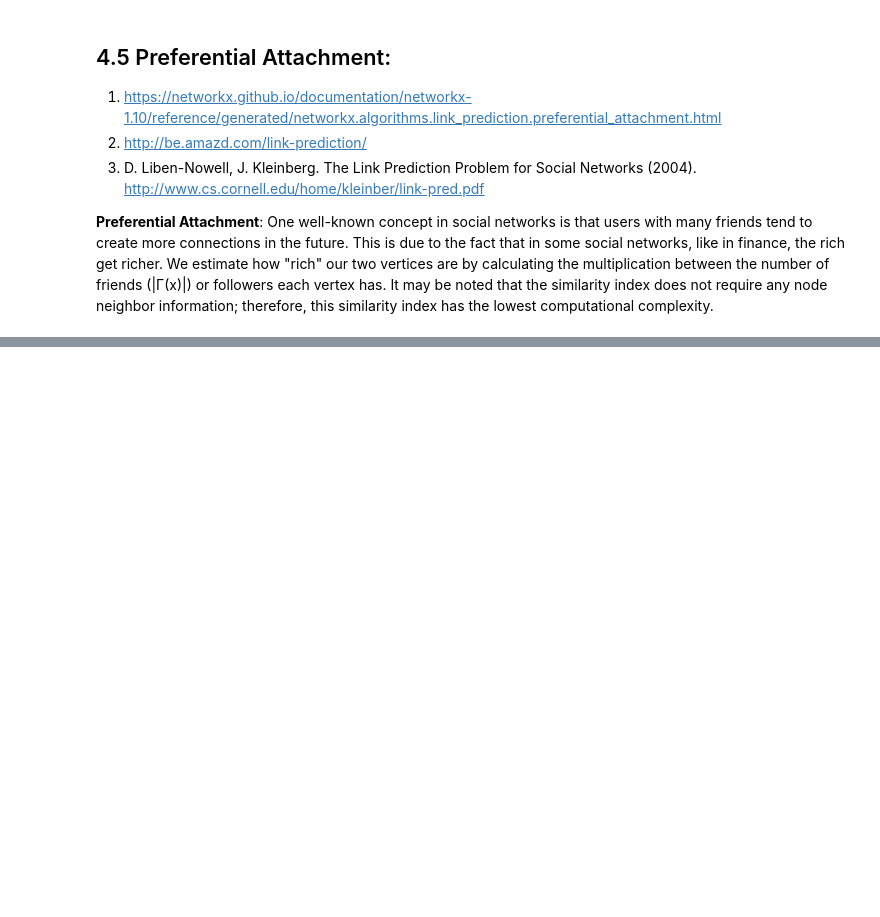
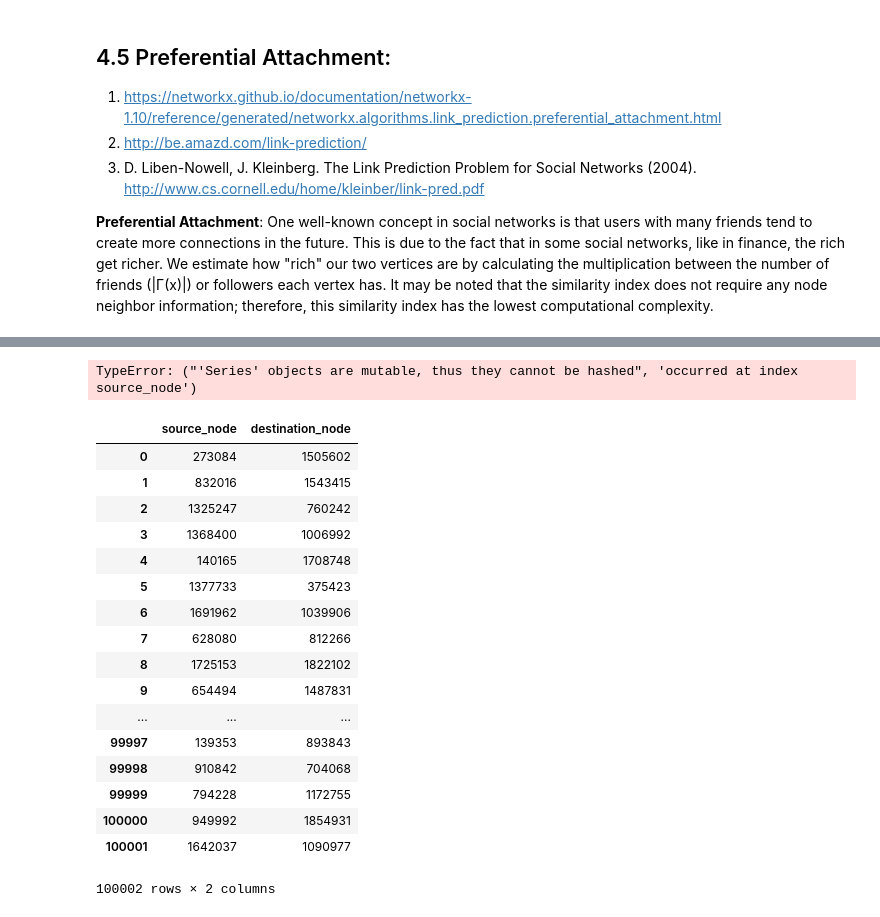
Before and after one commit to saugatapaul1010/Social-Network-Graph-Link-Prediction, a Jupyter notebook: FB_Models.ipynb, the cells around one changed output, grey strips where cells are left out. Drawn from its saved outputs; the diff is of its cells as text; code cells hidden in the pictures; blank space fills up the shorter version.

```diff
--- a/FB_Models.ipynb
+++ b/FB_Models.ipynb
@@ -291,13 +295,8 @@ Index(['source_node', 'destination_node', 'indicator_link',
 
 <b>Preferential Attachment</b>: One well-known concept in social networks is that users with many friends tend to create more connections in the future. This is due to the fact that in some social networks, like in finance, the rich get richer. We estimate how "rich" our two vertices are by calculating the multiplication between the number of friends (|Γ(x)|) or followers each vertex has. It may be noted that the similarity index does not require any node neighbor information; therefore, this similarity index has the lowest computational complexity.
 # %%
-def preferential_attac(graph, source, dest):
-    source_neigh = len(graph.neighbors(source)) #Number of neighbors for the source nodes
-    dest_neigh = len(graph.neighbors(dest)) #Number of neighbors for the
+def preferential_attac(graph, source_node, destination_node):
+    source_neigh = len(graph.neighbors(source_node)) #Number of neighbors for the source nodes
+    dest_neigh = len(graph.neighbors(destination_node)) #Number of neighbors for the
     pa_score = source_neigh * dest_neigh
-
-preferential_attac(train_graph)
-
-
-df_final_train['jaccard_followers'] = df_final_train.apply(lambda row:
-                                            jaccard_for_followers(row['source_node'],row['destination_node']),axis=1)
+    return pa_score
@@ -305,0 +313,25 @@ NetworkXNotImplemented: not implemented for directed type
+# %%
+df_final_train["pref_attachment_score"] = df_final_train[["source_node","destination_node"]].apply(lambda x: preferential_attac(train_graph, df_final_train['source_node'], df_final_train['destination_node']))
+# %% [output]
+TypeError: ("'Series' objects are mutable, thus they cannot be hashed", 'occurred at index source_node')
+# %%
+df_final_train[["source_node","destination_node"]]
+# %% [output]
+|  | source_node | destination_node |
+| 0 | 273084 | 1505602 |
+| 1 | 832016 | 1543415 |
+| 2 | 1325247 | 760242 |
+| 3 | 1368400 | 1006992 |
+| 4 | 140165 | 1708748 |
+| 5 | 1377733 | 375423 |
+| 6 | 1691962 | 1039906 |
+| 7 | 628080 | 812266 |
+| 8 | 1725153 | 1822102 |
+| 9 | 654494 | 1487831 |
+| ... | ... | ... |
+| 99997 | 139353 | 893843 |
+| 99998 | 910842 | 704068 |
+| 99999 | 794228 | 1172755 |
+| 100000 | 949992 | 1854931 |
+| 100001 | 1642037 | 1090977 |
+100002 rows × 2 columns
```
Also changed, not shown: parts of 3 cells of this notebook, 3 other files.
